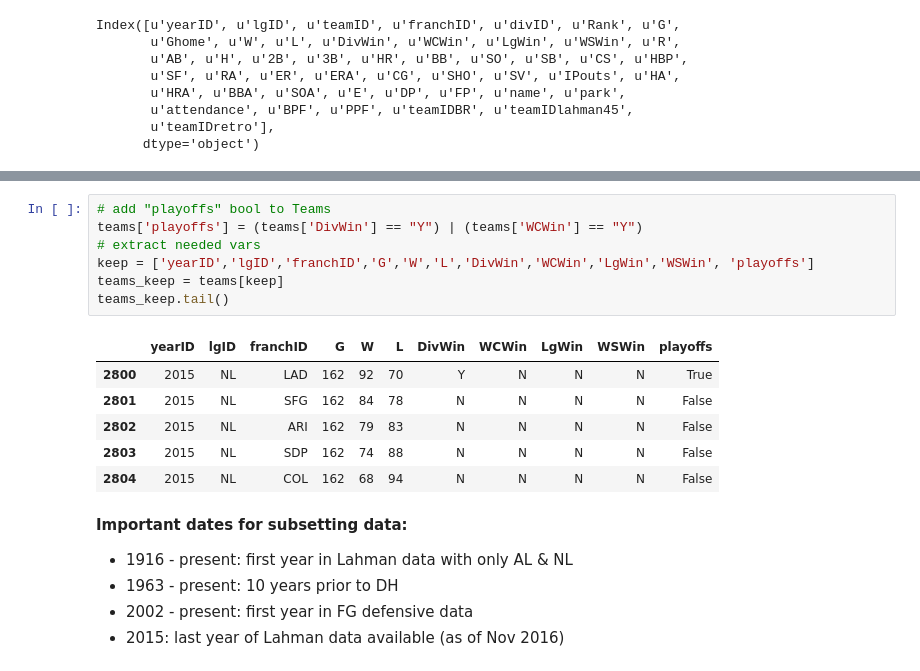
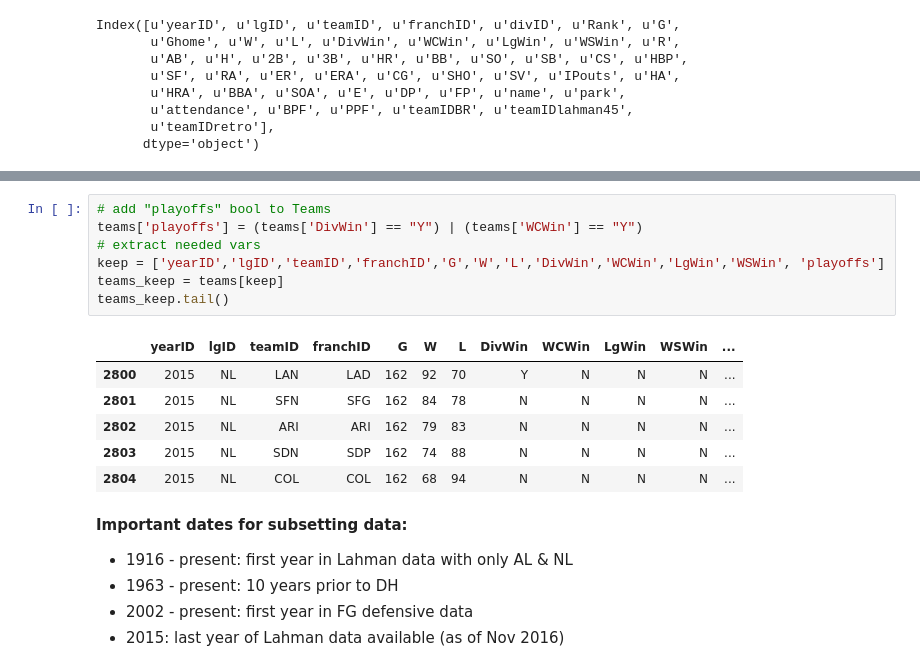
Before and after one commit to lukeremy/codex, a Jupyter notebook: baseball/Baseball data wrangle.ipynb, the cells around one changed output, grey strips where cells are left out. Saved outputs shown, nothing was run; the diff lists cells and outputs as text.

```diff
--- a/baseball/Baseball data wrangle.ipynb
+++ b/baseball/Baseball data wrangle.ipynb
@@ -141,17 +162,17 @@ Index([u'yearID', u'lgID', u'teamID', u'franchID', u'divID', u'Rank', u'G',
 # %%
 # add "playoffs" bool to Teams
 teams['playoffs'] = (teams['DivWin'] == "Y") | (teams['WCWin'] == "Y")
 # extract needed vars
-keep = ['yearID','lgID','franchID','G','W','L','DivWin','WCWin','LgWin','WSWin', 'playoffs']
+keep = ['yearID','lgID','teamID','franchID','G','W','L','DivWin','WCWin','LgWin','WSWin', 'playoffs']
 teams_keep = teams[keep]
 teams_keep.tail()
 # %% [output]
-|  | yearID | lgID | franchID | G | W | L | DivWin | WCWin | LgWin | WSWin | playoffs |
-| 2800 | 2015 | NL | LAD | 162 | 92 | 70 | Y | N | N | N | True |
-| 2801 | 2015 | NL | SFG | 162 | 84 | 78 | N | N | N | N | False |
-| 2802 | 2015 | NL | ARI | 162 | 79 | 83 | N | N | N | N | False |
-| 2803 | 2015 | NL | SDP | 162 | 74 | 88 | N | N | N | N | False |
-| 2804 | 2015 | NL | COL | 162 | 68 | 94 | N | N | N | N | False |
+|  | yearID | lgID | teamID | franchID | G | W | L | DivWin | WCWin | LgWin | WSWin | ... |
+| 2800 | 2015 | NL | LAN | LAD | 162 | 92 | 70 | Y | N | N | N | ... |
+| 2801 | 2015 | NL | SFN | SFG | 162 | 84 | 78 | N | N | N | N | ... |
+| 2802 | 2015 | NL | ARI | ARI | 162 | 79 | 83 | N | N | N | N | ... |
+| 2803 | 2015 | NL | SDN | SDP | 162 | 74 | 88 | N | N | N | N | ... |
+| 2804 | 2015 | NL | COL | COL | 162 | 68 | 94 | N | N | N | N | ... |
 # %% [markdown]
 __Important dates for subsetting data:__
 
```
Also changed, not shown: parts of 20 cells of this notebook, 2 other files.
